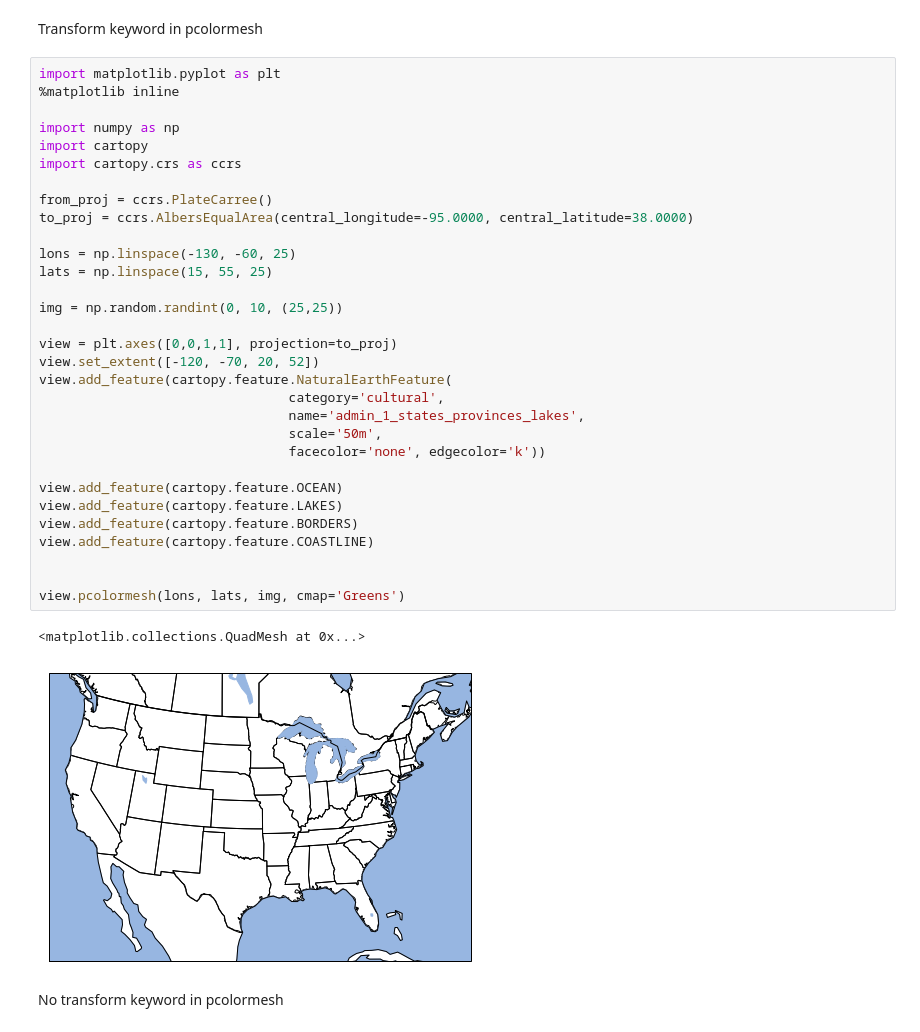
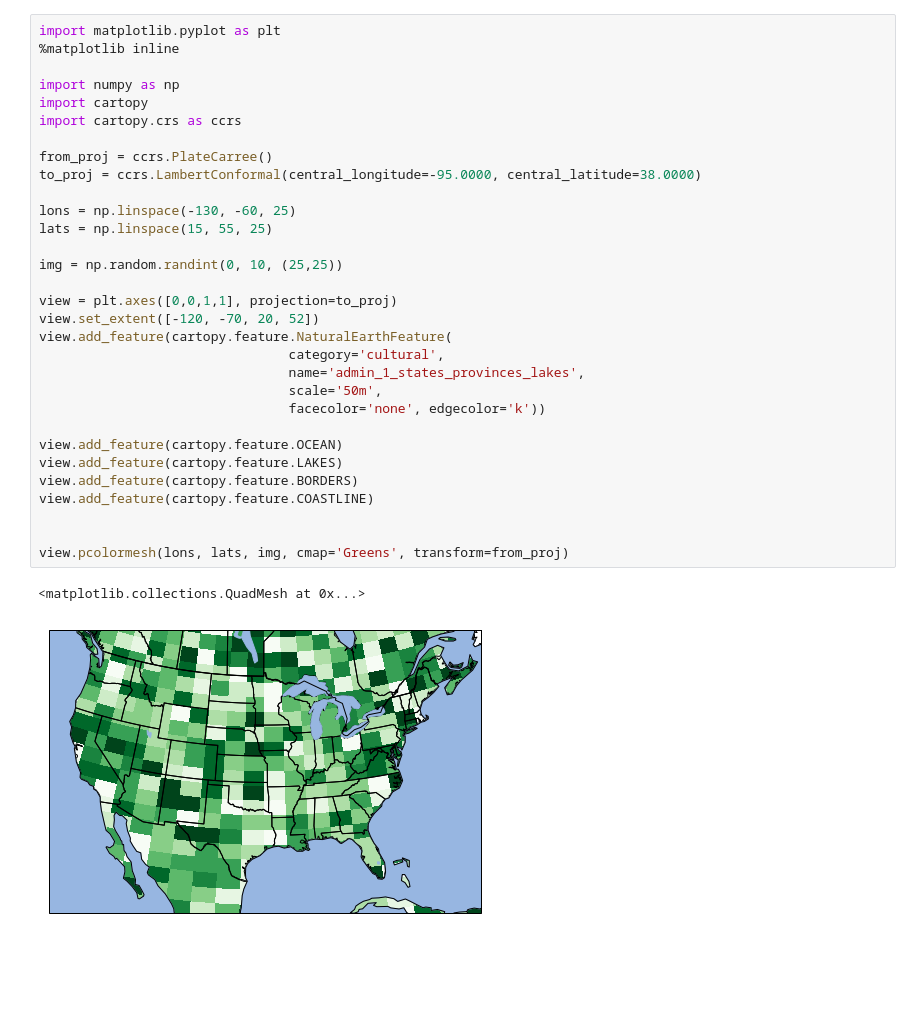
Before and after one commit to ahaberlie/visualization_examples, a Jupyter notebook: Transform_example.ipynb, the cells around one changed output. Drawn from its saved outputs; the diff is of its cells as text; blank space fills up the shorter version.

```diff
--- a/Transform_example.ipynb
+++ b/Transform_example.ipynb
@@ -35,38 +35,34 @@ view.pcolormesh(lons, lats, img, cmap='Greens', transform=from_proj)
-# %% [markdown]
-Transform keyword in pcolormesh
 # %%
 import matplotlib.pyplot as plt
 %matplotlib inline
 
 import numpy as np
 import cartopy
 import cartopy.crs as ccrs
 
 from_proj = ccrs.PlateCarree()
-to_proj = ccrs.AlbersEqualArea(central_longitude=-95.0000, central_latitude=38.0000)
+to_proj = ccrs.LambertConformal(central_longitude=-95.0000, central_latitude=38.0000)
 
 lons = np.linspace(-130, -60, 25)
 lats = np.linspace(15, 55, 25)
 
 img = np.random.randint(0, 10, (25,25))
 
 view = plt.axes([0,0,1,1], projection=to_proj)
 view.set_extent([-120, -70, 20, 52])
 view.add_feature(cartopy.feature.NaturalEarthFeature(
                                 category='cultural',
                                 name='admin_1_states_provinces_lakes',
                                 scale='50m',
                                 facecolor='none', edgecolor='k'))
 
 view.add_feature(cartopy.feature.OCEAN)
 view.add_feature(cartopy.feature.LAKES)
 view.add_feature(cartopy.feature.BORDERS)
 view.add_feature(cartopy.feature.COASTLINE)
 
 
-view.pcolormesh(lons, lats, img, cmap='Greens')
+view.pcolormesh(lons, lats, img, cmap='Greens', transform=from_proj)
 # %% [output]
 <matplotlib.collections.QuadMesh at 0x...>
-[figure, old version]
+[figure, new version]
-# %% [markdown]
-No transform keyword in pcolormesh
```
Also changed, not shown: parts of 5 cells of this notebook.
